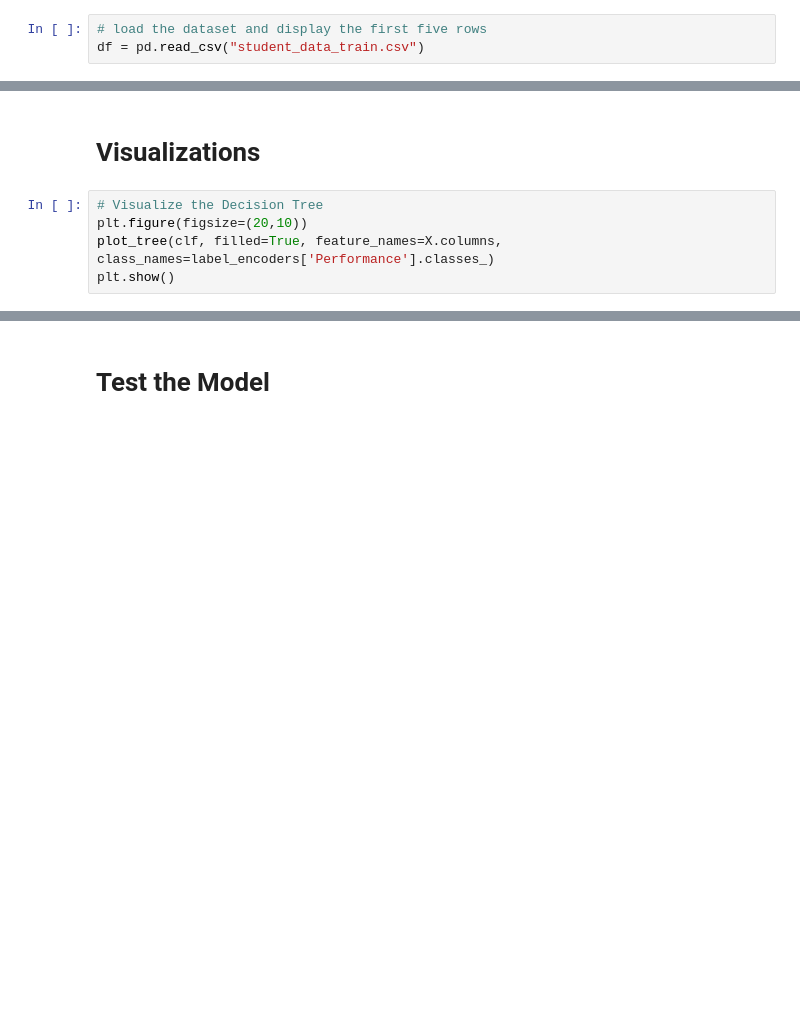
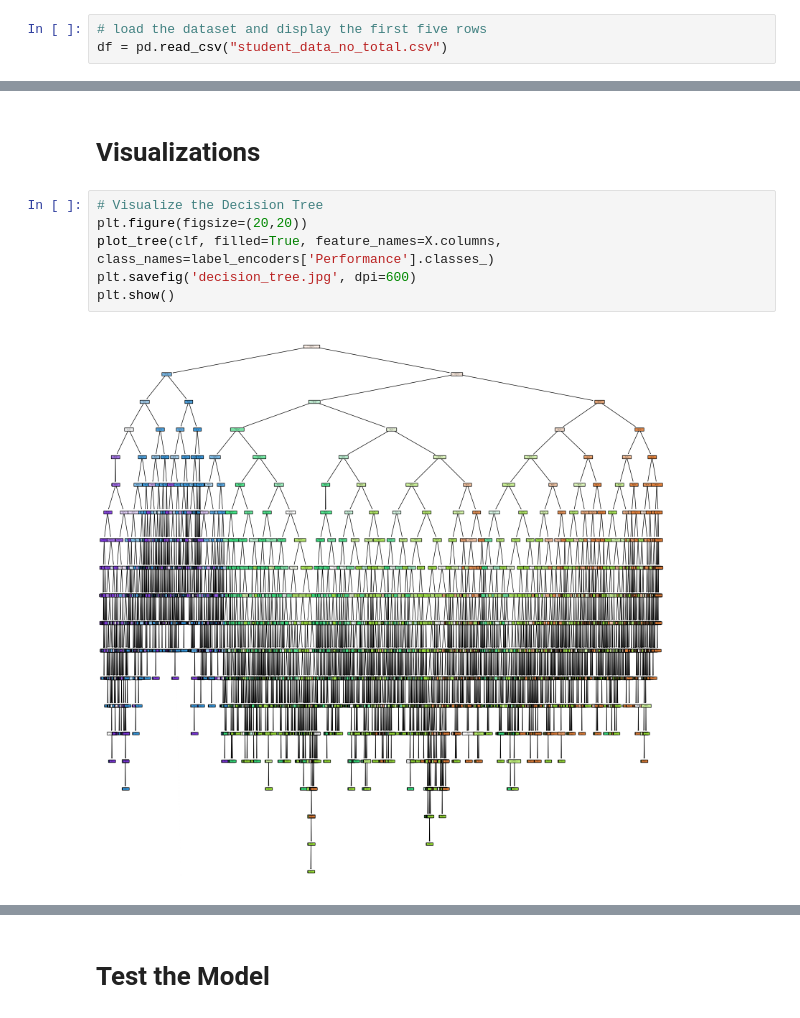
Before and after one commit to Psunday2000/student_performance_model, a Jupyter notebook: student_performance.ipynb, the cells around one changed output, grey strips where cells are left out. Drawn from its saved outputs; the diff is of its cells as text; blank space fills up the shorter version.

```diff
--- a/student_performance.ipynb
+++ b/student_performance.ipynb
@@ -15,7 +15,7 @@ import joblib
 # Load Dataset and Analyze
 # %%
 # load the dataset and display the first five rows
-df = pd.read_csv("student_data_train.csv")
+df = pd.read_csv("student_data_no_total.csv")
 # %%
 # Display summary statistics of the training dataset
 print("Summary Statistics of Training Data")
@@ -83,9 +163,12 @@ print(feature_importances)
 # Visualizations
 # %%
 # Visualize the Decision Tree
-plt.figure(figsize=(20,10))
+plt.figure(figsize=(20,20))
 plot_tree(clf, filled=True, feature_names=X.columns, class_names=label_encoders['Performance'].classes_)
+plt.savefig('decision_tree.jpg', dpi=600)
 plt.show()
+# %% [output]
+[figure, added]
 # %%
 # Plot confusion matrix
 plt.figure(figsize=(8, 6))
```
Also changed, not shown: parts of 14 cells of this notebook, 19 other files.
